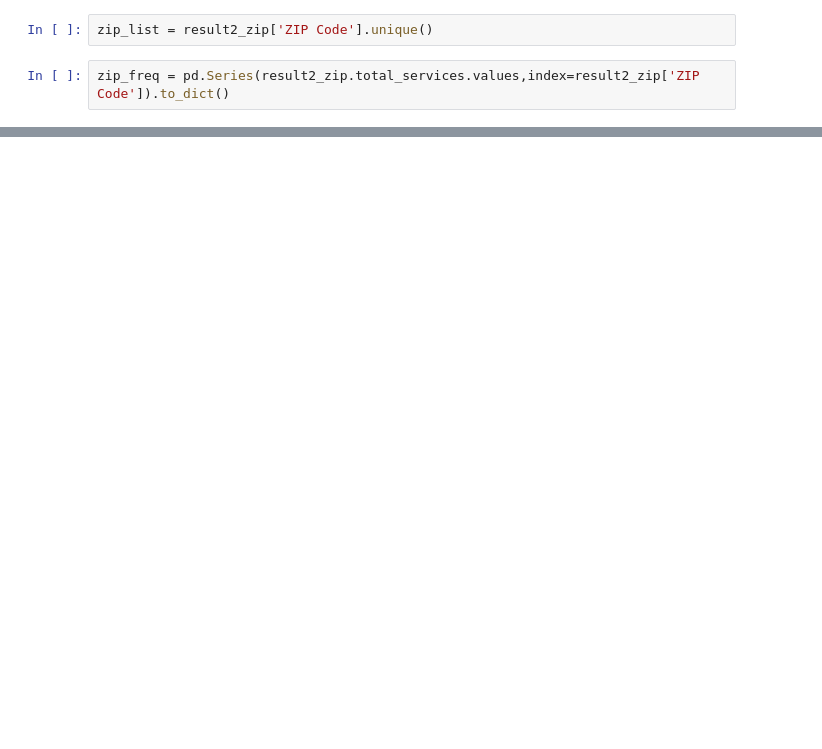
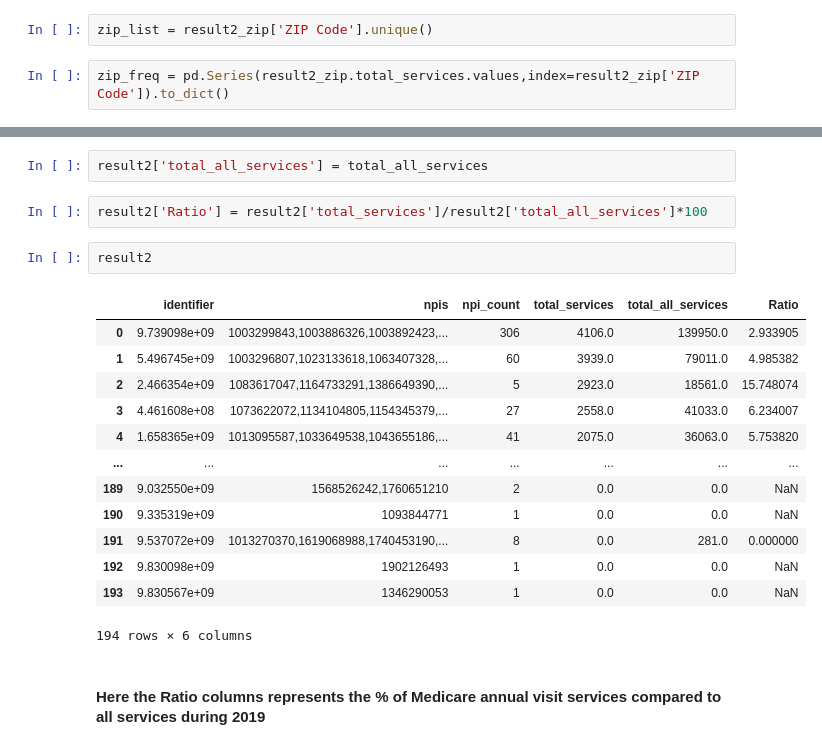
Before and after one commit to phdnguyen/aledade_assessment, a Jupyter notebook: Assessment.ipynb, the cells around one changed output, grey strips where cells are left out. Drawn from its saved outputs; the diff is of its cells as text; blank space fills up the shorter version.

```diff
--- a/Assessment.ipynb
+++ b/Assessment.ipynb
@@ -269,0 +285,22 @@ m  # This will display the map directly inside the notebook
+# %%
+result2['total_all_services'] = total_all_services
+# %%
+result2['Ratio'] = result2['total_services']/result2['total_all_services']*100
+# %%
+result2
+# %% [output]
+|  | identifier | npis | npi_count | total_services | total_all_services | Ratio |
+| 0 | 9.739098e+09 | 1003299843,1003886326,1003892423,... | 306 | 4106.0 | 139950.0 | 2.933905 |
+| 1 | 5.496745e+09 | 1003296807,1023133618,1063407328,... | 60 | 3939.0 | 79011.0 | 4.985382 |
+| 2 | 2.466354e+09 | 1083617047,1164733291,1386649390,... | 5 | 2923.0 | 18561.0 | 15.748074 |
+| 3 | 4.461608e+08 | 1073622072,1134104805,1154345379,... | 27 | 2558.0 | 41033.0 | 6.234007 |
+| 4 | 1.658365e+09 | 1013095587,1033649538,1043655186,... | 41 | 2075.0 | 36063.0 | 5.753820 |
+| ... | ... | ... | ... | ... | ... | ... |
+| 189 | 9.032550e+09 | 1568526242,1760651210 | 2 | 0.0 | 0.0 | NaN |
+| 190 | 9.335319e+09 | 1093844771 | 1 | 0.0 | 0.0 | NaN |
+| 191 | 9.537072e+09 | 1013270370,1619068988,1740453190,... | 8 | 0.0 | 281.0 | 0.000000 |
+| 192 | 9.830098e+09 | 1902126493 | 1 | 0.0 | 0.0 | NaN |
+| 193 | 9.830567e+09 | 1346290053 | 1 | 0.0 | 0.0 | NaN |
+194 rows × 6 columns
+# %% [markdown]
+#### Here the Ratio columns represents the % of Medicare annual visit services compared to all services during 2019
```
Also changed, not shown: parts of 14 cells of this notebook, 1 other file.
